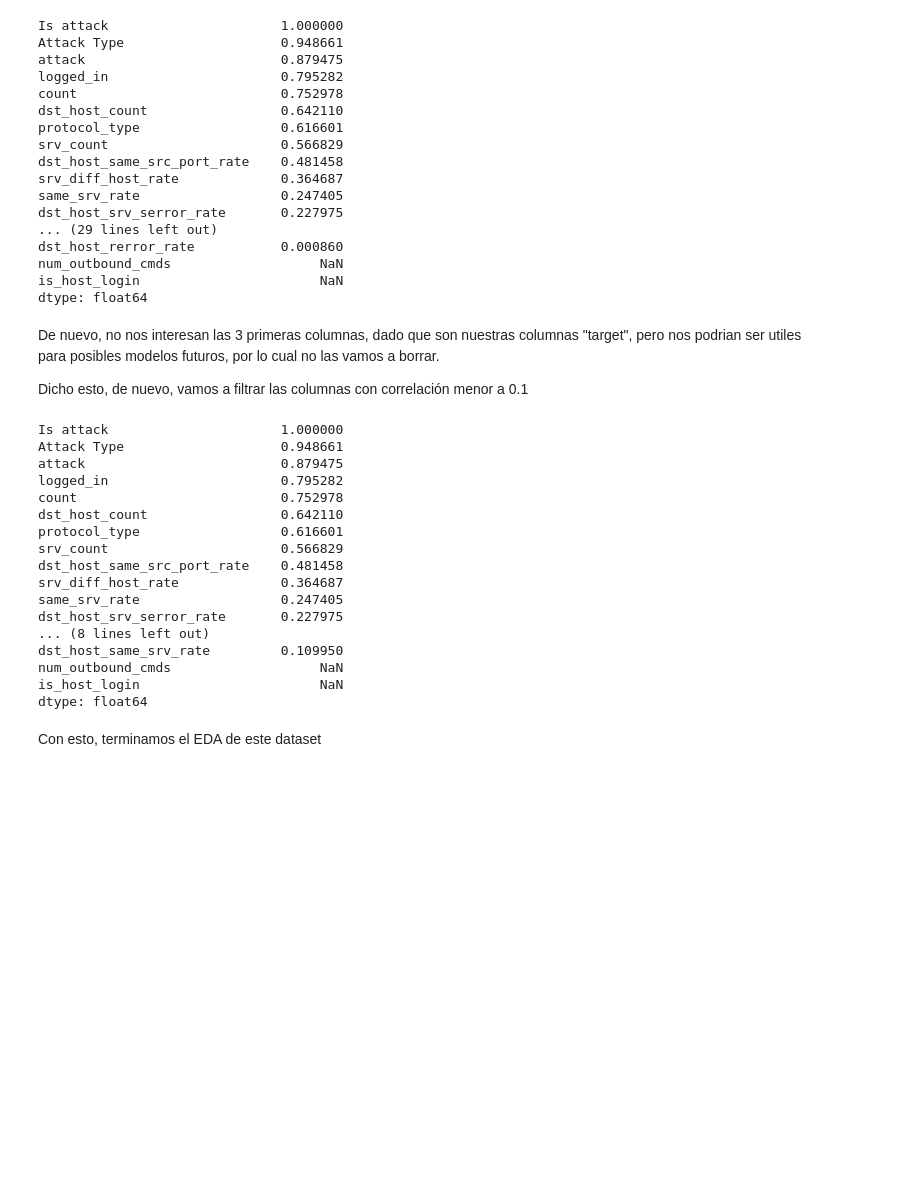
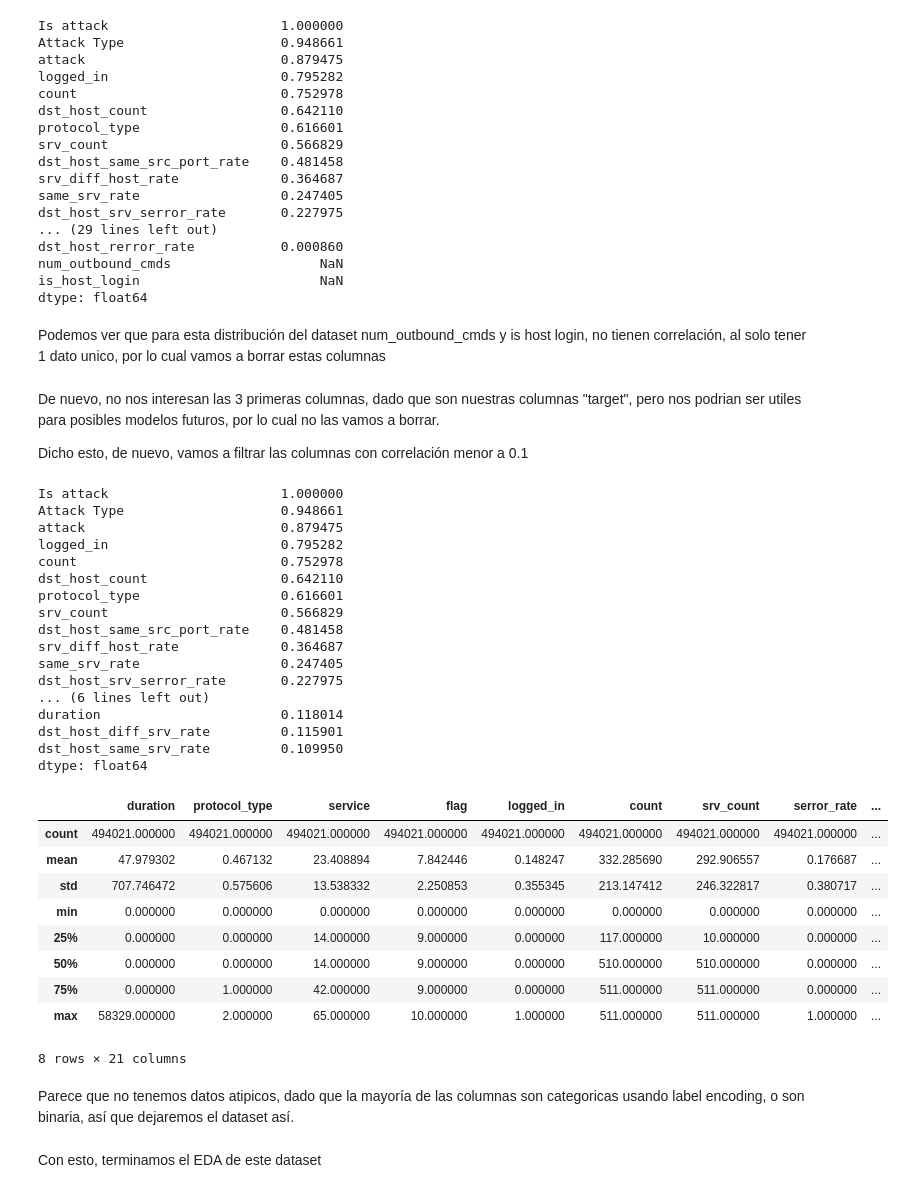
Before and after one commit to FelipeBarretoB/Grad-project, a Jupyter notebook: EDA/EDA.ipynb, the cells around one changed output. Saved outputs shown, nothing was run; the diff lists cells and outputs as text; code cells hidden in the pictures; blank space fills up the shorter version.

```diff
--- a/EDA/EDA.ipynb
+++ b/EDA/EDA.ipynb
@@ -1056,6 +1216,10 @@ dst_host_rerror_rate           0.000860
 num_outbound_cmds                   NaN
 is_host_login                       NaN
 dtype: float64
+# %% [markdown]
+Podemos ver que para esta distribución del dataset num_outbound_cmds y is host login, no tienen correlación, al solo tener 1 dato unico, por lo cual vamos a borrar estas columnas
+# %%
+kdd = kdd.drop(columns=['num_outbound_cmds', 'is_host_login'])
 # %% [markdown]
 De nuevo, no nos interesan las 3 primeras columnas, dado que son nuestras columnas "target", pero nos podrian ser utiles para posibles modelos futuros, por lo cual no las vamos a borrar.
 
@@ -1078,11 +1242,26 @@ dst_host_same_src_port_rate    0.481458
 srv_diff_host_rate             0.364687
 same_srv_rate                  0.247405
 dst_host_srv_serror_rate       0.227975
-... (8 lines left out)
+... (6 lines left out)
+duration                       0.118014
+dst_host_diff_srv_rate         0.115901
 dst_host_same_srv_rate         0.109950
-num_outbound_cmds                   NaN
-is_host_login                       NaN
 dtype: float64
+# %%
+kdd.describe()
+# %% [output]
+|  | duration | protocol_type | service | flag | logged_in | count | srv_count | serror_rate | ... |
+| count | 494021.000000 | 494021.000000 | 494021.000000 | 494021.000000 | 494021.000000 | 494021.000000 | 494021.000000 | 494021.000000 | ... |
+| mean | 47.979302 | 0.467132 | 23.408894 | 7.842446 | 0.148247 | 332.285690 | 292.906557 | 0.176687 | ... |
+| std | 707.746472 | 0.575606 | 13.538332 | 2.250853 | 0.355345 | 213.147412 | 246.322817 | 0.380717 | ... |
+| min | 0.000000 | 0.000000 | 0.000000 | 0.000000 | 0.000000 | 0.000000 | 0.000000 | 0.000000 | ... |
+| 25% | 0.000000 | 0.000000 | 14.000000 | 9.000000 | 0.000000 | 117.000000 | 10.000000 | 0.000000 | ... |
+| 50% | 0.000000 | 0.000000 | 14.000000 | 9.000000 | 0.000000 | 510.000000 | 510.000000 | 0.000000 | ... |
+| 75% | 0.000000 | 1.000000 | 42.000000 | 9.000000 | 0.000000 | 511.000000 | 511.000000 | 0.000000 | ... |
+| max | 58329.000000 | 2.000000 | 65.000000 | 10.000000 | 1.000000 | 511.000000 | 511.000000 | 1.000000 | ... |
+8 rows × 21 columns
+# %% [markdown]
+Parece que no tenemos datos atipicos, dado que la mayoría de las columnas son categoricas usando label encoding, o son binaria, así que dejaremos el dataset así.
 # %% [markdown]
 Con esto, terminamos el EDA de este dataset
 # %%
```
Also changed, not shown: parts of 24 cells of this notebook, 4 other files.
